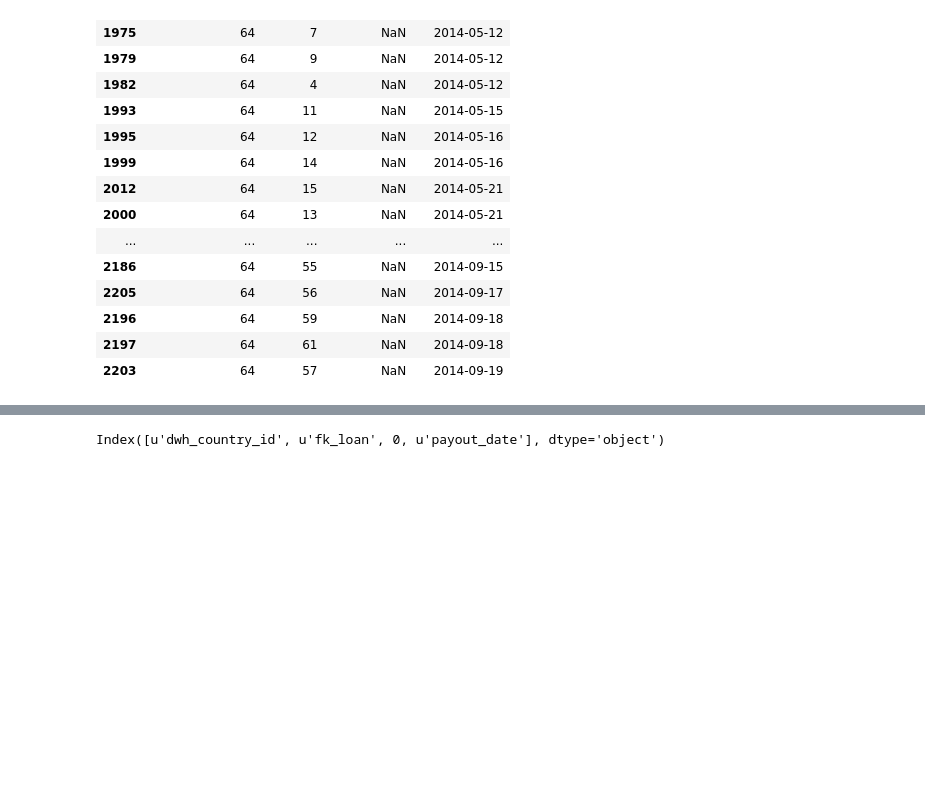
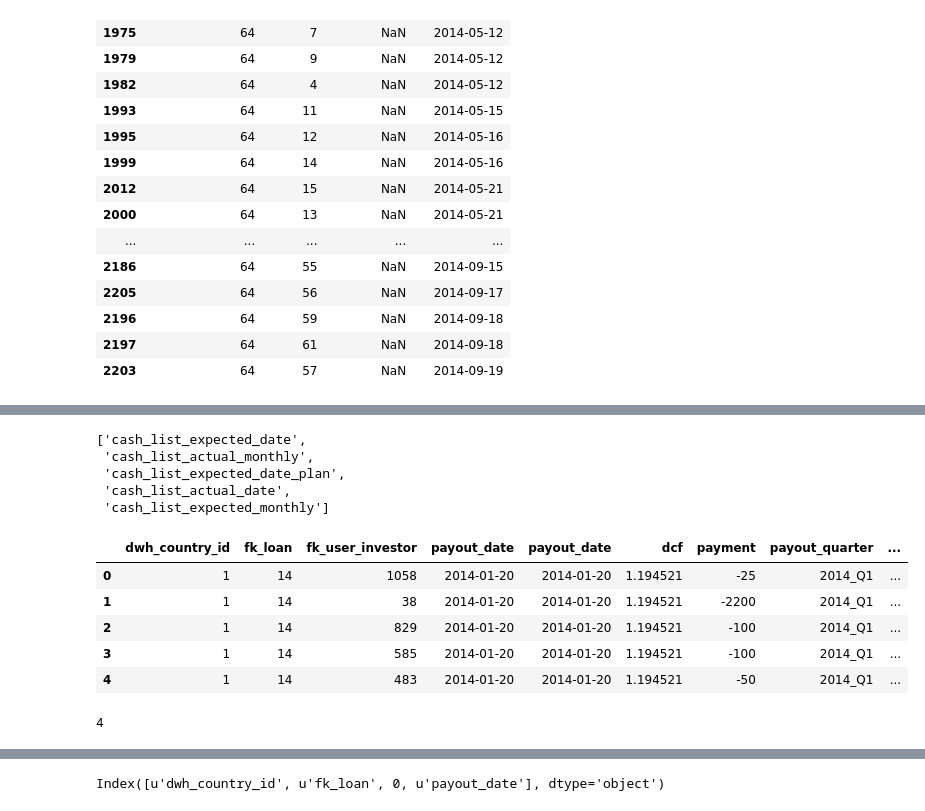
Before and after one commit to seanv507/lendico, a Jupyter notebook: Projects/Returns/src/returns01.ipynb, the cells around one changed output, grey strips where cells are left out. Drawn from its saved outputs; the diff is of its cells as text; code cells hidden in the pictures; blank space fills up the shorter version.

```diff
--- a/Projects/Returns/src/returns01.ipynb
+++ b/Projects/Returns/src/returns01.ipynb
@@ -233,0 +350,21 @@ AttributeError: 'NoneType' object has no attribute 'set_completer_delims'
+# %%
+cash_lists.keys()
+# %% [output]
+['cash_list_expected_date',
+ 'cash_list_actual_monthly',
+ 'cash_list_expected_date_plan',
+ 'cash_list_actual_date',
+ 'cash_list_expected_monthly']
+# %%
+cash_lists['cash_list_expected_date'][0].head()
+# %% [output]
+|  | dwh_country_id | fk_loan | fk_user_investor | payout_date | payout_date | dcf | payment | payout_quarter | ... |
+| 0 | 1 | 14 | 1058 | 2014-01-20 | 2014-01-20 | 1.194521 | -25 | 2014_Q1 | ... |
+| 1 | 1 | 14 | 38 | 2014-01-20 | 2014-01-20 | 1.194521 | -2200 | 2014_Q1 | ... |
+| 2 | 1 | 14 | 829 | 2014-01-20 | 2014-01-20 | 1.194521 | -100 | 2014_Q1 | ... |
+| 3 | 1 | 14 | 585 | 2014-01-20 | 2014-01-20 | 1.194521 | -100 | 2014_Q1 | ... |
+| 4 | 1 | 14 | 483 | 2014-01-20 | 2014-01-20 | 1.194521 | -50 | 2014_Q1 | ... |
+# %%
+len(cash_lists['cash_list_expected_date'])
+# %% [output]
+4
```
Also changed, not shown: parts of 117 cells of this notebook, 6 other files.
